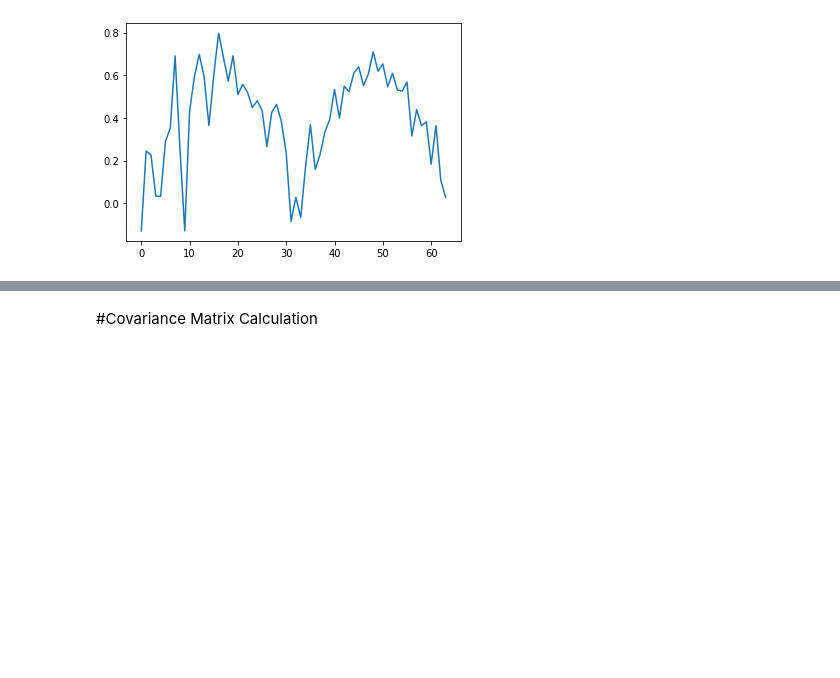
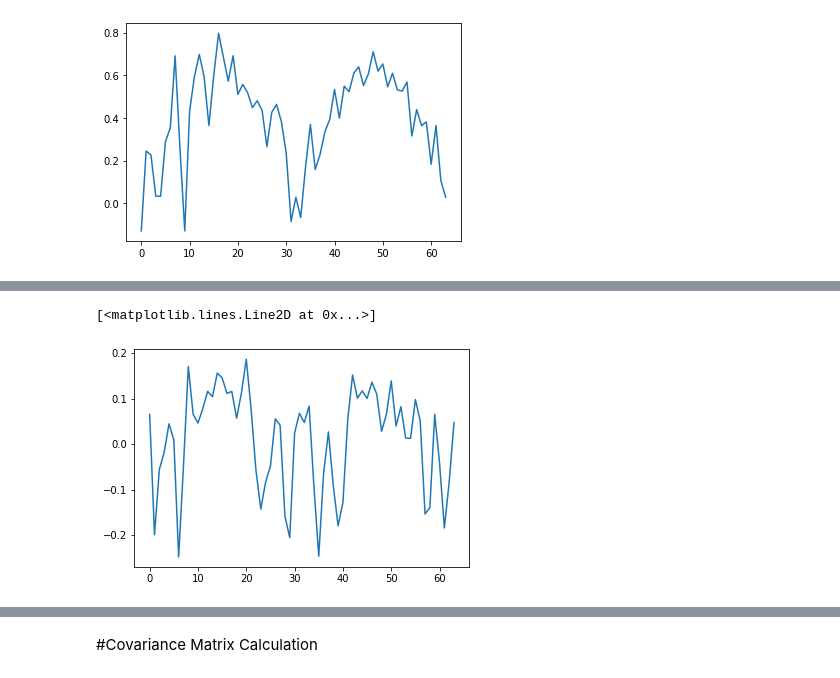
Before and after one commit to Syed-Osama-Hussain/Imagined-Speech-Prediction-from-EEG, a Jupyter notebook: long_words.ipynb, the cells around one changed output, grey strips where cells are left out. Cells and saved outputs as stored; diff of their text form; code cells hidden in the pictures; blank space fills up the shorter version.

```diff
--- a/long_words.ipynb
+++ b/long_words.ipynb
@@ -196,0 +115,3 @@ plt.show()
+# %%
+meanArray2 = np.mean(last_beep[1][0], axis=1)
+print(meanArray2.shape,meanArray2)
@@ -196,0 +130,5 @@ plt.show()
+# %%
+plt.plot(meanArray2)
+# %% [output]
+[<matplotlib.lines.Line2D at 0x...>]
+[figure, added]
```
Also changed, not shown: parts of 4 cells of this notebook.
